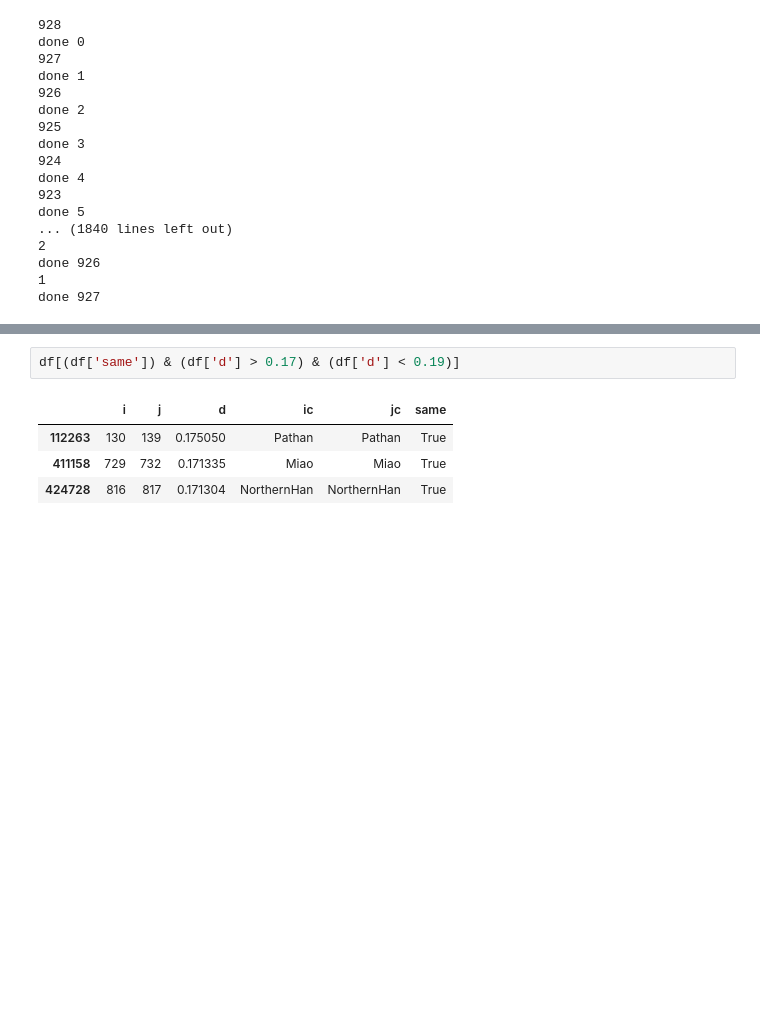
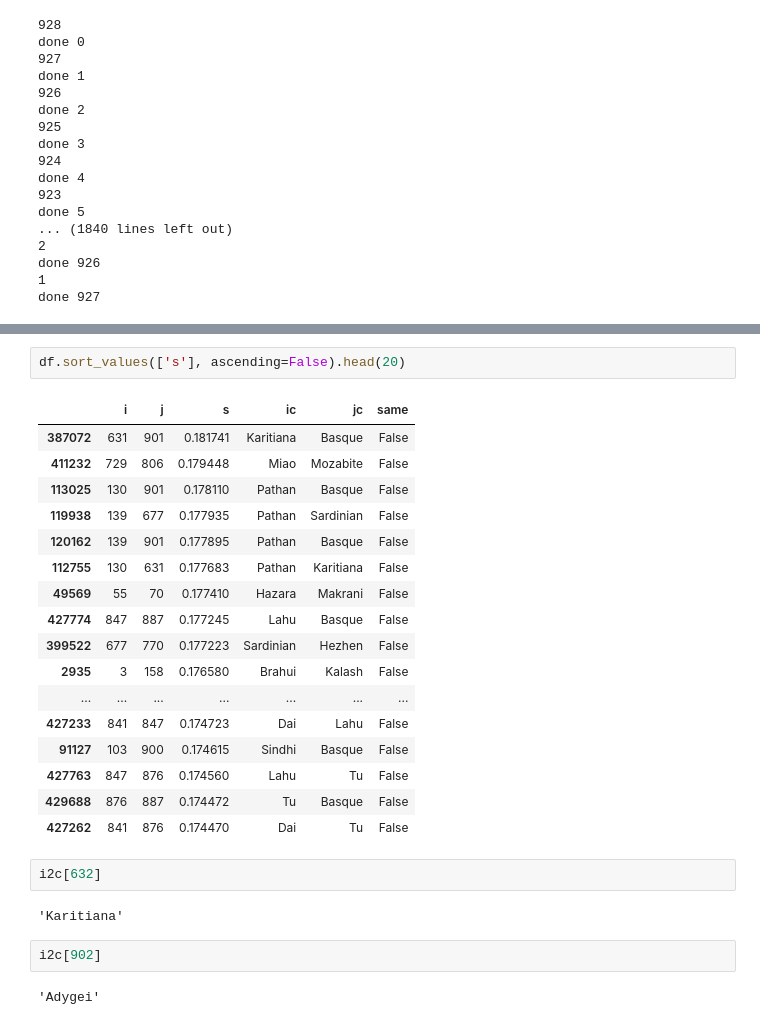
Before and after one commit to Greenbaum-Lab/SNPnmi, a Jupyter notebook: notebooks/sanitycheck distances.ipynb, the cells around one changed output, grey strips where cells are left out. Saved outputs shown, nothing was run; the diff lists cells and outputs as text; blank space fills up the shorter version.

```diff
--- a/notebooks/sanitycheck distances.ipynb
+++ b/notebooks/sanitycheck distances.ipynb
@@ -227,10 +184,31 @@ df['d'].hist(bins=1000)
 # %% [output]
 <matplotlib.axes._subplots.AxesSubplot at 0x...>
 [figure]
-# %%
-df[(df['same']) & (df['d'] > 0.17) & (df['d'] < 0.19)]
-# %% [output]
-|  | i | j | d | ic | jc | same |
-| 112263 | 130 | 139 | 0.175050 | Pathan | Pathan | True |
-| 411158 | 729 | 732 | 0.171335 | Miao | Miao | True |
-| 424728 | 816 | 817 | 0.171304 | NorthernHan | NorthernHan | True |
+# %%
+df.sort_values(['s'], ascending=False).head(20)
+# %% [output]
+|  | i | j | s | ic | jc | same |
+| 387072 | 631 | 901 | 0.181741 | Karitiana | Basque | False |
+| 411232 | 729 | 806 | 0.179448 | Miao | Mozabite | False |
+| 113025 | 130 | 901 | 0.178110 | Pathan | Basque | False |
+| 119938 | 139 | 677 | 0.177935 | Pathan | Sardinian | False |
+| 120162 | 139 | 901 | 0.177895 | Pathan | Basque | False |
+| 112755 | 130 | 631 | 0.177683 | Pathan | Karitiana | False |
+| 49569 | 55 | 70 | 0.177410 | Hazara | Makrani | False |
+| 427774 | 847 | 887 | 0.177245 | Lahu | Basque | False |
+| 399522 | 677 | 770 | 0.177223 | Sardinian | Hezhen | False |
+| 2935 | 3 | 158 | 0.176580 | Brahui | Kalash | False |
+| ... | ... | ... | ... | ... | ... | ... |
+| 427233 | 841 | 847 | 0.174723 | Dai | Lahu | False |
+| 91127 | 103 | 900 | 0.174615 | Sindhi | Basque | False |
+| 427763 | 847 | 876 | 0.174560 | Lahu | Tu | False |
+| 429688 | 876 | 887 | 0.174472 | Tu | Basque | False |
+| 427262 | 841 | 876 | 0.174470 | Dai | Tu | False |
+# %%
+i2c[632]
+# %% [output]
+'Karitiana'
+# %%
+i2c[902]
+# %% [output]
+'Adygei'
```
Also changed, not shown: parts of 20 cells of this notebook, 3 other files.
